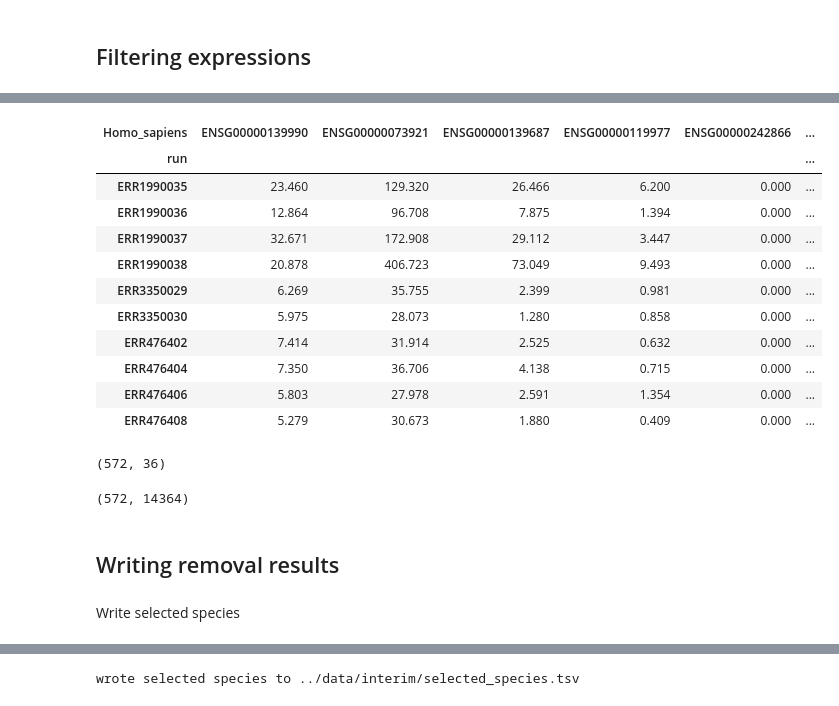
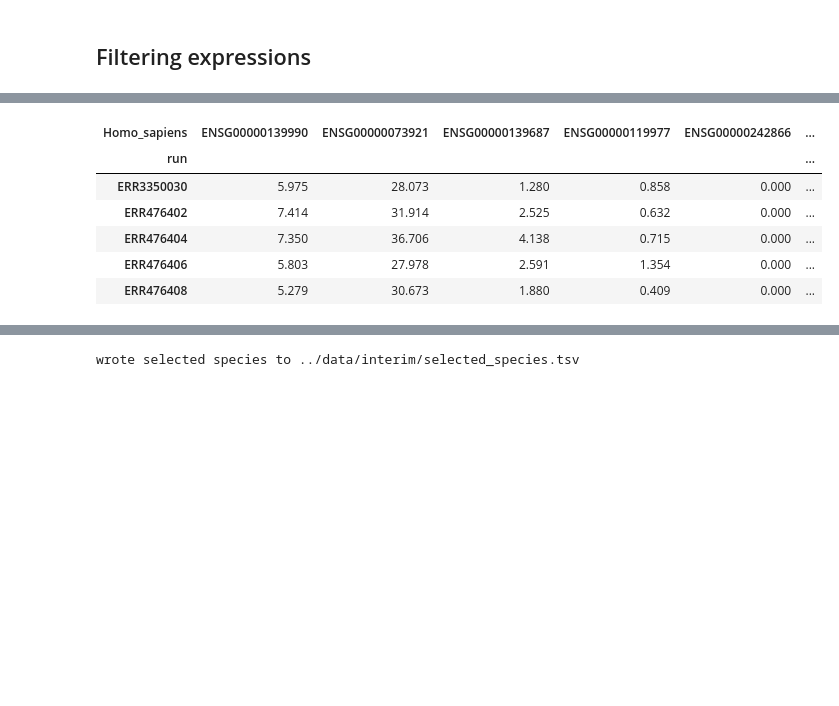
Before and after one commit to antonkulaga/yspecies, a Jupyter notebook: notebooks/1_select_genes_and_species.ipynb, the cells around one changed output, grey strips where cells are left out. Saved outputs shown, nothing was run; the diff lists cells and outputs as text; code cells hidden in the pictures; blank space fills up the shorter version.

```diff
--- a/notebooks/1_select_genes_and_species.ipynb
+++ b/notebooks/1_select_genes_and_species.ipynb
@@ -253,5 +290,5 @@ not_na_number
 # %%
-selected_genes = genes.drop(columns =drop_species).dropna(thresh=not_na_number)
+selected_genes = genes.drop(columns = dropped_species.index).dropna(thresh=not_na_number)
 print("before = "+str(genes.dropna(thresh=1).shape))
 print("after = "+str(selected_genes.shape))
 selected_genes.head()
@@ -284,0 +307,3 @@ def compare_missing(one: pd.DataFrame, two: pd.DataFrame, one_title: str, two_ti
+# %%
+expressions = load_table(expressions_by_class_dir / (cl.name + ".tsv"), "reference_gene")
+expressions.head(3)
@@ -285,5 +316,2 @@ def compare_missing(one: pd.DataFrame, two: pd.DataFrame, one_title: str, two_ti
 # %% [markdown]
 ## Filtering expressions ##
-# %%
-expressions = load_table(expressions_by_class_dir / ( animal_class+ ".tsv"), index="reference_gene")
-expressions.head(3)
@@ -296,5 +318,5 @@ expressions.head(3)
 # %%
-expressions_filtered = expressions.loc[selected_genes.index]
+expressions_filtered = expressions.loc[selected_genes.index].drop(columns=samples_dropped.index)
 print(expressions_filtered.shape)
 assert expressions_filtered.shape[0]==selected_genes.shape[0], "for all selected genes we should have expression values!"
 expressions_filtered.head(3)
@@ -325,30 +347,11 @@ Index(['ENSG00000139990', 'ENSG00000073921', 'ENSG00000139687',
 # %%
-exp[exp.columns[0:10]].tail(10)
+selected_expressions = exp
+selected_expressions[selected_expressions.columns[0:10]].tail(5)
 # %% [output]
 | Homo_sapiens | ENSG00000139990 | ENSG00000073921 | ENSG00000139687 | ENSG00000119977 | ENSG00000242866 | ... |
 | run |  |  |  |  |  | ... |
-| ERR1990035 | 23.460 | 129.320 | 26.466 | 6.200 | 0.000 | ... |
-| ERR1990036 | 12.864 | 96.708 | 7.875 | 1.394 | 0.000 | ... |
-| ERR1990037 | 32.671 | 172.908 | 29.112 | 3.447 | 0.000 | ... |
-| ERR1990038 | 20.878 | 406.723 | 73.049 | 9.493 | 0.000 | ... |
-| ERR3350029 | 6.269 | 35.755 | 2.399 | 0.981 | 0.000 | ... |
 | ERR3350030 | 5.975 | 28.073 | 1.280 | 0.858 | 0.000 | ... |
 | ERR476402 | 7.414 | 31.914 | 2.525 | 0.632 | 0.000 | ... |
 | ERR476404 | 7.350 | 36.706 | 4.138 | 0.715 | 0.000 | ... |
 | ERR476406 | 5.803 | 27.978 | 2.591 | 1.354 | 0.000 | ... |
 | ERR476408 | 5.279 | 30.673 | 1.880 | 0.409 | 0.000 | ... |
-# %%
-selected_samples_ext_upd = selected_samples_ext[~selected_samples_ext.species.isin(drop_species)].set_index("run")
-selected_samples_ext_upd.shape
-# %% [output]
-(572, 36)
-# %%
-selected_expressions = exp.loc[selected_samples_ext_upd.index]
-assert selected_samples_ext.shape[0]==selected_samples_ext_upd.index.size, "for all selected samples we should have expression values!"
-selected_expressions.shape
-# %% [output]
-(572, 14364)
-# %% [markdown]
-## Writing removal results ##
-# %% [markdown]
-Write selected species
```
Also changed, not shown: parts of 40 cells of this notebook, 7 other files.
